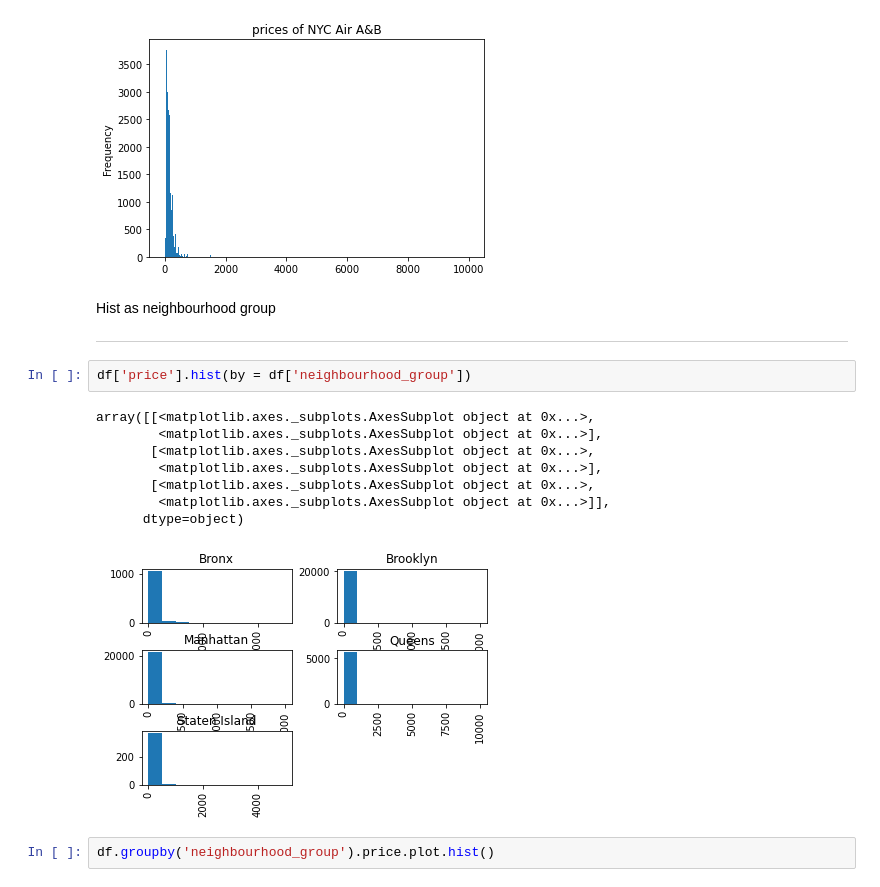
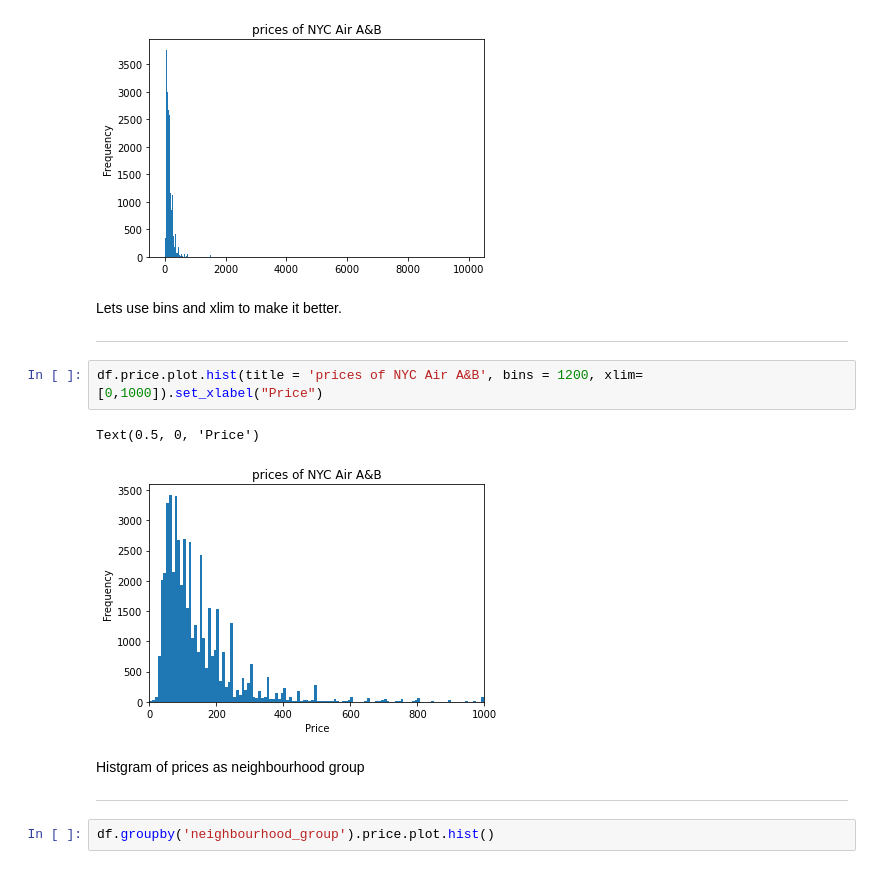
Before and after one commit to ashpou1/data-processing-4313, a Jupyter notebook: Histograms 25.ipynb, the cells around one changed output. Saved outputs shown, nothing was run; the diff lists cells and outputs as text.

```diff
--- a/Histograms 25.ipynb
+++ b/Histograms 25.ipynb
@@ -35,23 +52,21 @@ df.price.plot.hist(title = 'prices of NYC Air A&B', bins = 1000)
 # %% [output]
 <matplotlib.axes._subplots.AxesSubplot at 0x...>
 [figure]
+# %% [markdown]
+Lets use bins and xlim to make it better.
+
+---
+# %%
+df.price.plot.hist(title = 'prices of NYC Air A&B', bins = 1200, xlim=[0,1000]).set_xlabel("Price")
+# %% [output]
+Text(0.5, 0, 'Price')
+[figure, added]
 # %% [markdown]
-Hist as neighbourhood group
+Histgram of prices as neighbourhood group
 
 
 
 ---
-# %%
-df['price'].hist(by = df['neighbourhood_group'])
-# %% [output]
-array([[<matplotlib.axes._subplots.AxesSubplot object at 0x...>,
-        <matplotlib.axes._subplots.AxesSubplot object at 0x...>],
-       [<matplotlib.axes._subplots.AxesSubplot object at 0x...>,
-        <matplotlib.axes._subplots.AxesSubplot object at 0x...>],
-       [<matplotlib.axes._subplots.AxesSubplot object at 0x...>,
-        <matplotlib.axes._subplots.AxesSubplot object at 0x...>]],
-      dtype=object)
-[figure, removed]
 # %%
 df.groupby('neighbourhood_group').price.plot.hist()
 # %% [output]
```
Also changed, not shown: parts of 9 cells of this notebook.
